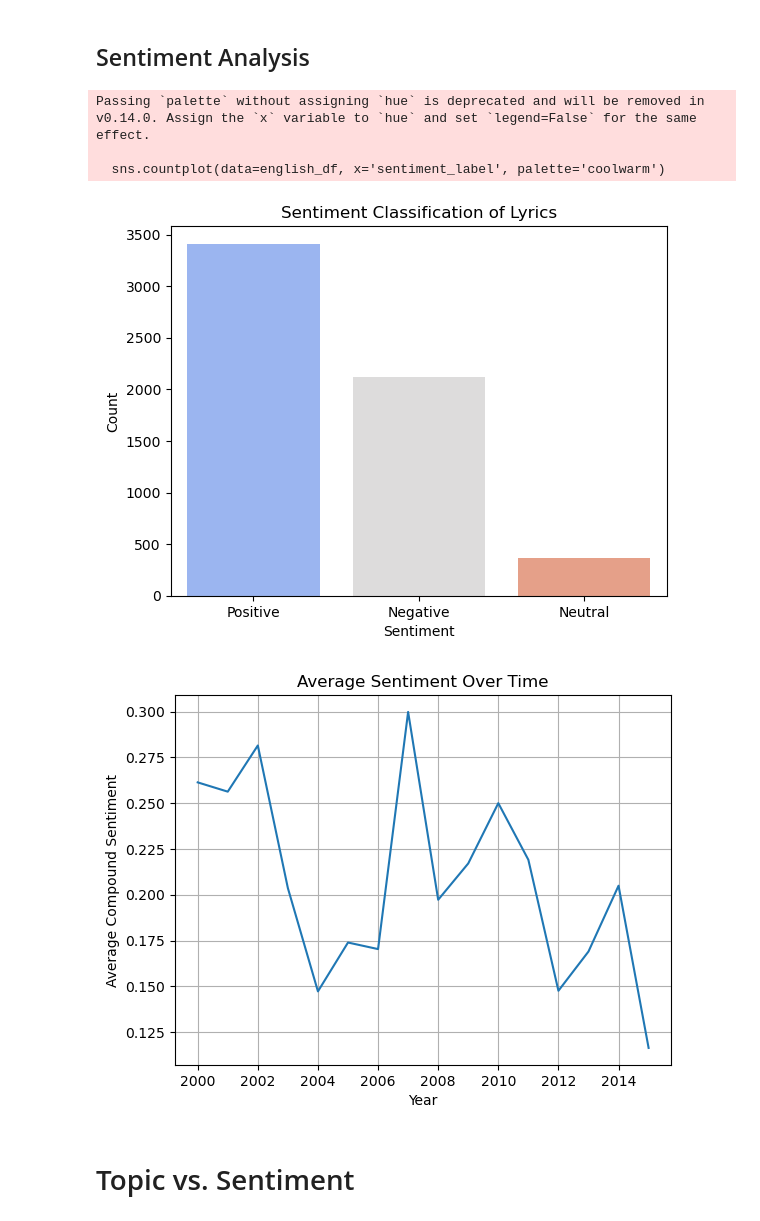
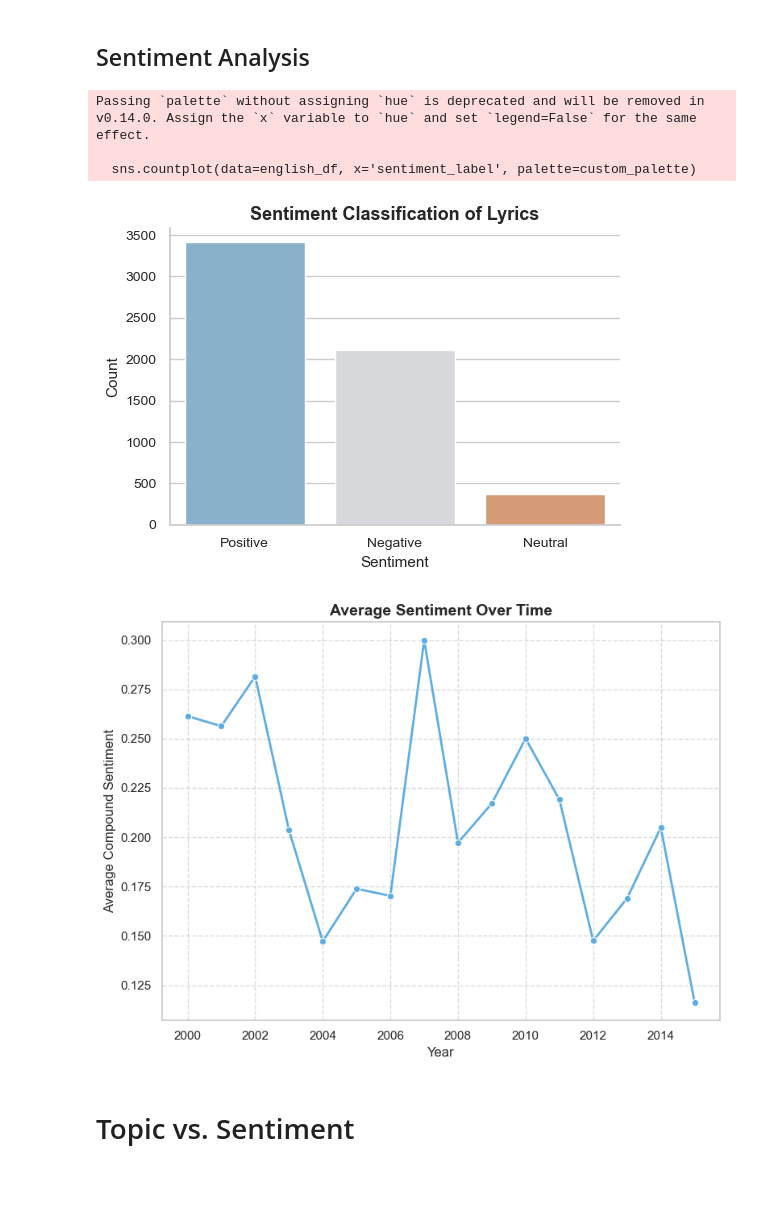
Before and after one commit to rodriguesathena/QTA_Spring2025, a Jupyter notebook: Final/api_based/analysis.ipynb, the cells around one changed output. Saved outputs shown, nothing was run; the diff lists cells and outputs as text; code cells hidden in the pictures; blank space fills up the shorter version.

Commit message:
figures

```diff
--- a/Final/api_based/analysis.ipynb
+++ b/Final/api_based/analysis.ipynb
@@ -105,8 +105,7 @@ Top 15 genres:
 spanish_keywords = [
     'amor', 'corazón', 'beso', 'bailar', 'cielo', 'noche', 'día',
     'vida', 'latina', 'reggaeton', 'fiesta', 'cantar', 'mamí', 'mi amor',
-    'contigo', 'latino', 'ven', 'quiero', 'baila', 'dame', 'morena', 'rico'
-]
+    'contigo', 'latino', 'ven', 'quiero', 'baila', 'dame', 'morena', 'rico']
 
 pattern = re.compile(r'\b(?:' + '|'.join(spanish_keywords) + r')\b', flags=re.IGNORECASE)
 
@@ -199,13 +189,12 @@ def clean_lyrics(text):
 english_df['lyrics_clean_final'] = english_df['lyrics_clean'].apply(clean_lyrics)
 # %%
-# Vectorizing
+# VECTORIZING
 
 vectorizer = CountVectorizer(
     stop_words=list(all_stopwords),
-    ngram_range=(1, 1),       # unigrams because bigrams were too noisy and confusing
-    min_df=10,                # common enough
-    max_df=0.9                # not *too* common
-)
+    ngram_range=(1, 1),
+    min_df=10,                # common words
+    max_df=0.9)                # rare words
 
 dtm = vectorizer.fit_transform(english_df['lyrics_clean_final'])
 tf_feature_names = vectorizer.get_feature_names_out()
@@ -311,29 +300,48 @@ def classify_sentiment(score):
 
 english_df['sentiment_label'] = english_df['compound'].apply(classify_sentiment)
 # %%
+# FIGURE 1
 # Distribution of Sentiment Labels
-sns.countplot(data=english_df, x='sentiment_label', palette='coolwarm')
-plt.title('Sentiment Classification of Lyrics')
-plt.xlabel('Sentiment')
-plt.ylabel('Count')
-plt.show()
+sns.set_theme(style="whitegrid")
+custom_palette = ['#7FB3D5', '#D5D8DC', '#E59866']  # Positive, Negative, Neutral
+
+#Plot
+plt.figure(figsize=(5.5, 4))
+sns.countplot(data=english_df, x='sentiment_label', palette=custom_palette)
+plt.title('Sentiment Classification of Lyrics', fontsize=13, fontweight='bold')
+plt.xlabel('Sentiment', fontsize=11)
+plt.ylabel('Count', fontsize=11)
+plt.xticks(fontsize=10)
+plt.yticks(fontsize=10)
+sns.despine()
+plt.tight_layout()
 # %% [output]
 Passing `palette` without assigning `hue` is deprecated and will be removed in v0.14.0. Assign the `x` variable to `hue` and set `legend=False` for the same effect.
 
-  sns.countplot(data=english_df, x='sentiment_label', palette='coolwarm')
+  sns.countplot(data=english_df, x='sentiment_label', palette=custom_palette)
-[figure, old version]
+[figure, new version]
 # %%
+# FIGURE 5
 # Sentiment by Year
 avg_sentiment_by_year = english_df.groupby('year')['compound'].mean().reset_index()
 
-sns.lineplot(data=avg_sentiment_by_year, x='year', y='compound')
-plt.title('Average Sentiment Over Time')
-plt.xlabel('Year')
-plt.ylabel('Average Compound Sentiment')
-plt.grid(True)
+#Plot
+plt.figure(figsize=(8, 6))
+sns.lineplot(
+    data=avg_sentiment_by_year,
+    x='year',
+    y='compound',
+    marker='o',
+    linewidth=2,
+    color='#5DADE2')
+plt.title('Average Sentiment Over Time', fontsize=14, fontweight='bold')
+plt.xlabel('Year', fontsize=12)
+plt.ylabel('Average Compound Sentiment', fontsize=12)
+plt.grid(True, linestyle='--', alpha=0.7)
+plt.tight_layout()
 plt.show()
 # %% [output]
-[figure, old version]
+[figure, new version]
 # %% [markdown]
 # Topic vs. Sentiment
 # %%
```
Also changed, not shown: parts of 11 cells of this notebook, 8 other files.
